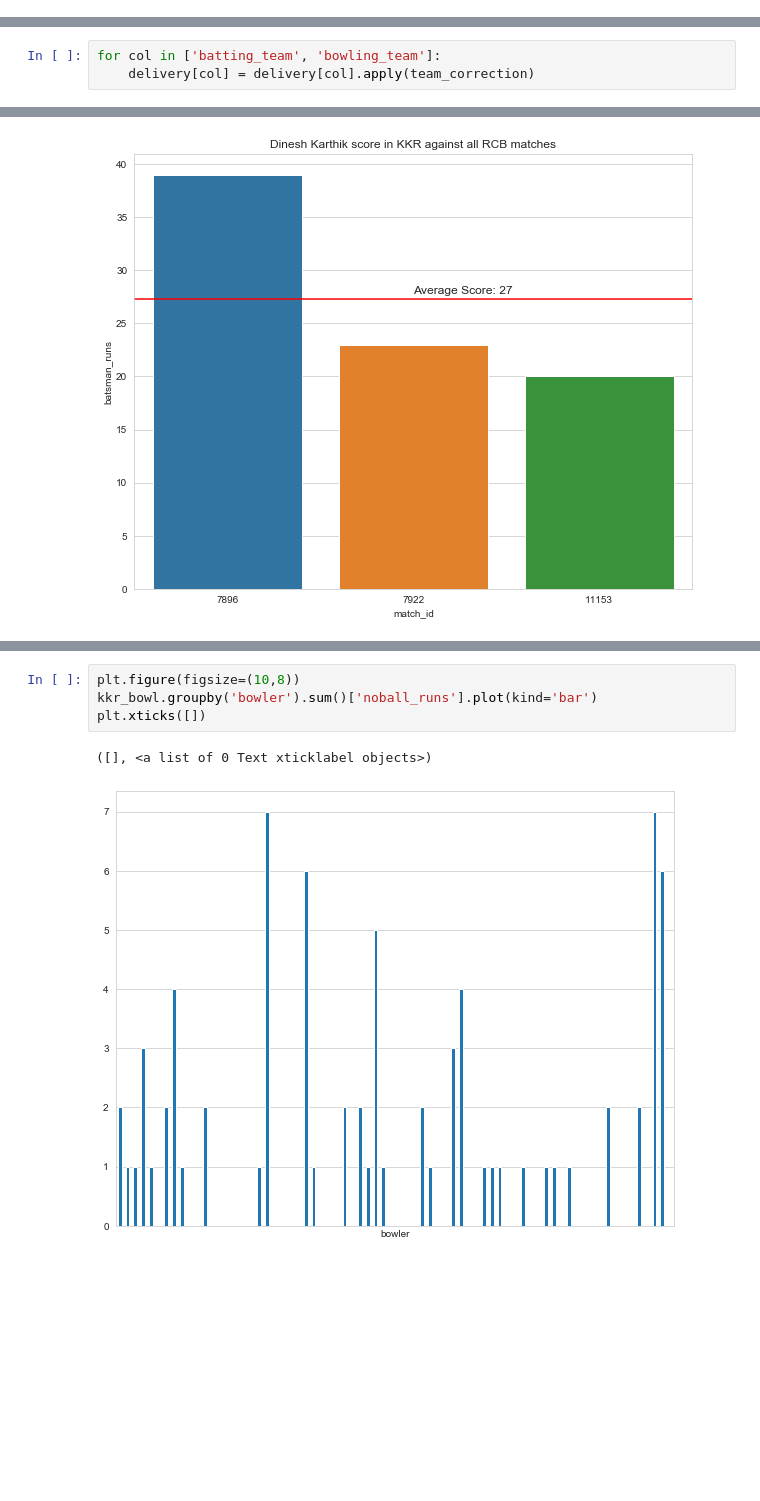
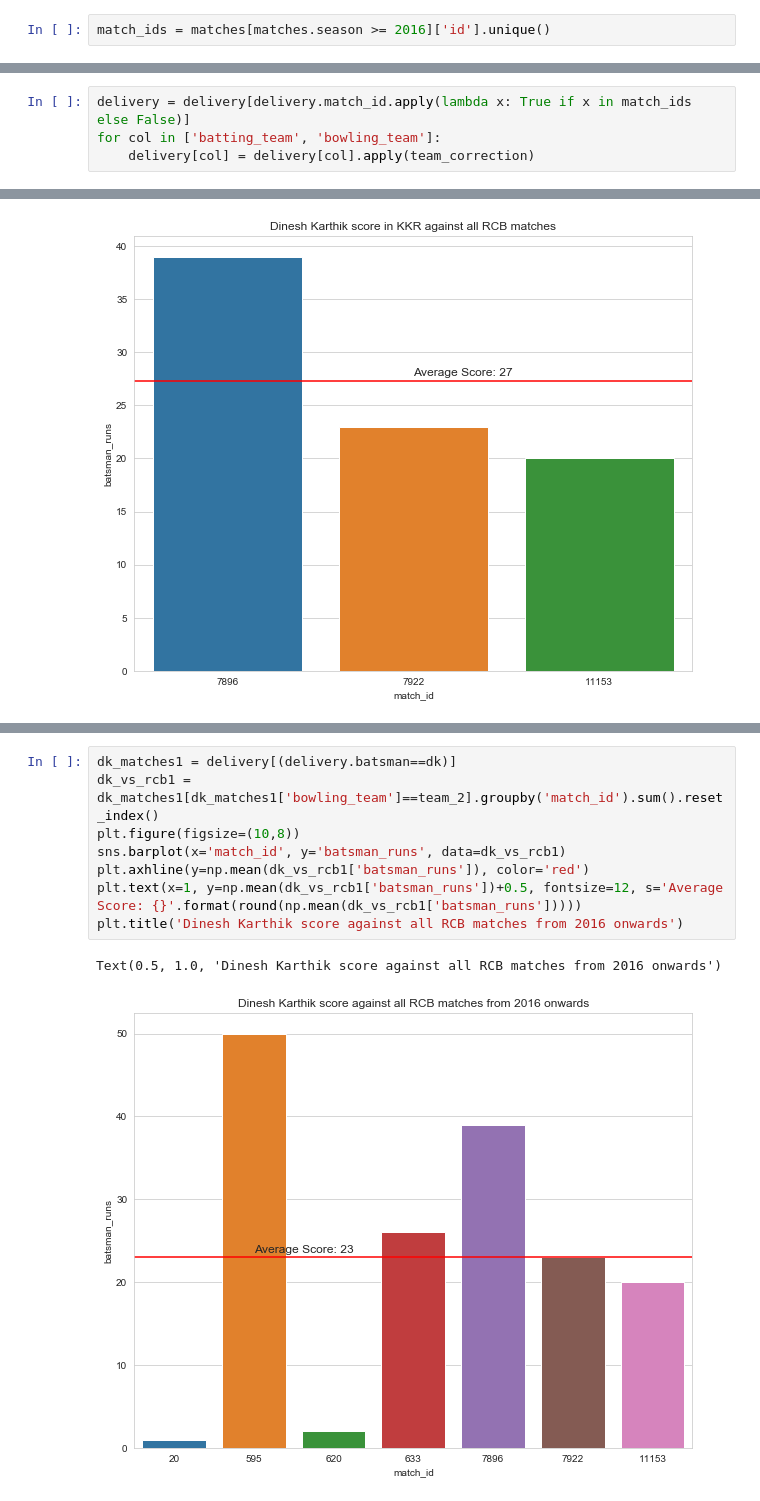
Before and after one commit to bhaskar-29/Widhya, a Jupyter notebook: 11 Oct.ipynb, the cells around one changed output, grey strips where cells are left out. Cells and saved outputs as stored; diff of their text form; blank space fills up the shorter version.

```diff
--- a/11 Oct.ipynb
+++ b/11 Oct.ipynb
@@ -18,4 +18,6 @@ matches.head()
 | 2 | 3 | 2017 | Rajkot | 2017-04-07 | Gujarat Lions | Kolkata Knight Riders | Kolkata Knight Riders | field | normal | 0 | ... |
 | 3 | 4 | 2017 | Indore | 2017-04-08 | Rising Pune Supergiant | Kings XI Punjab | Kings XI Punjab | field | normal | 0 | ... |
 | 4 | 5 | 2017 | Bangalore | 2017-04-08 | Royal Challengers Bangalore | Delhi Daredevils | Royal Challengers Bangalore | bat | normal | 0 | ... |
+# %%
+match_ids = matches[matches.season >= 2016]['id'].unique()
 # %%
@@ -93,6 +91,7 @@ delivery.head()
 | 4 | 1 | 1 | Sunrisers Hyderabad | Royal Challengers Bangalore | 1 | 5 | DA Warner | S Dhawan | TS Mills | ... |
 5 rows × 21 columns
 # %%
+delivery = delivery[delivery.match_id.apply(lambda x: True if x in match_ids else False)]
 for col in ['batting_team', 'bowling_team']:
     delivery[col] = delivery[col].apply(team_correction)
 # %%
@@ -177,7 +113,11 @@ kkr_bowl
-# %%
-plt.figure(figsize=(10,8))
-kkr_bowl.groupby('bowler').sum()['noball_runs'].plot(kind='bar')
-plt.xticks([])
-# %% [output]
-([], <a list of 0 Text xticklabel objects>)
-[figure, removed]
+# %%
+dk_matches1 = delivery[(delivery.batsman==dk)]
+dk_vs_rcb1 = dk_matches1[dk_matches1['bowling_team']==team_2].groupby('match_id').sum().reset_index()
+plt.figure(figsize=(10,8))
+sns.barplot(x='match_id', y='batsman_runs', data=dk_vs_rcb1)
+plt.axhline(y=np.mean(dk_vs_rcb1['batsman_runs']), color='red')
+plt.text(x=1, y=np.mean(dk_vs_rcb1['batsman_runs'])+0.5, fontsize=12, s='Average Score: {}'.format(round(np.mean(dk_vs_rcb1['batsman_runs']))))
+plt.title('Dinesh Karthik score against all RCB matches from 2016 onwards')
+# %% [output]
+Text(0.5, 1.0, 'Dinesh Karthik score against all RCB matches from 2016 onwards')
+[figure, added]
```
Also changed, not shown: parts of 20 cells of this notebook.
